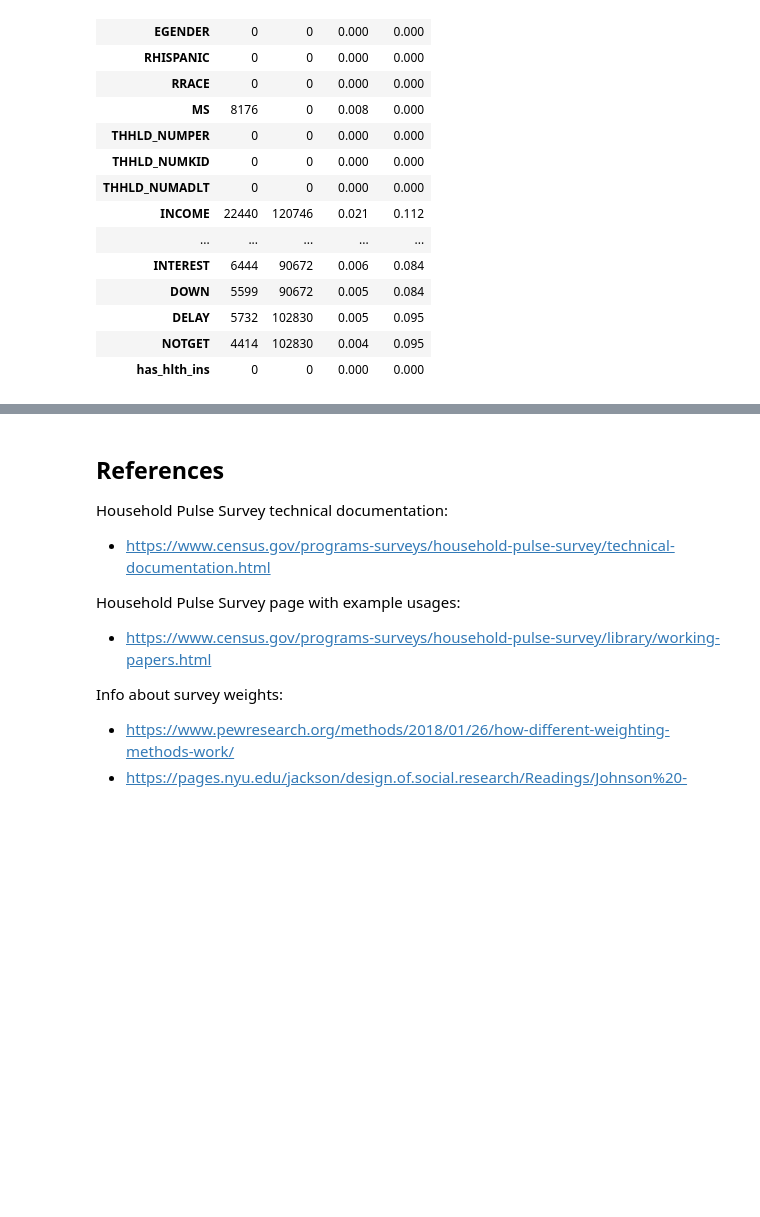
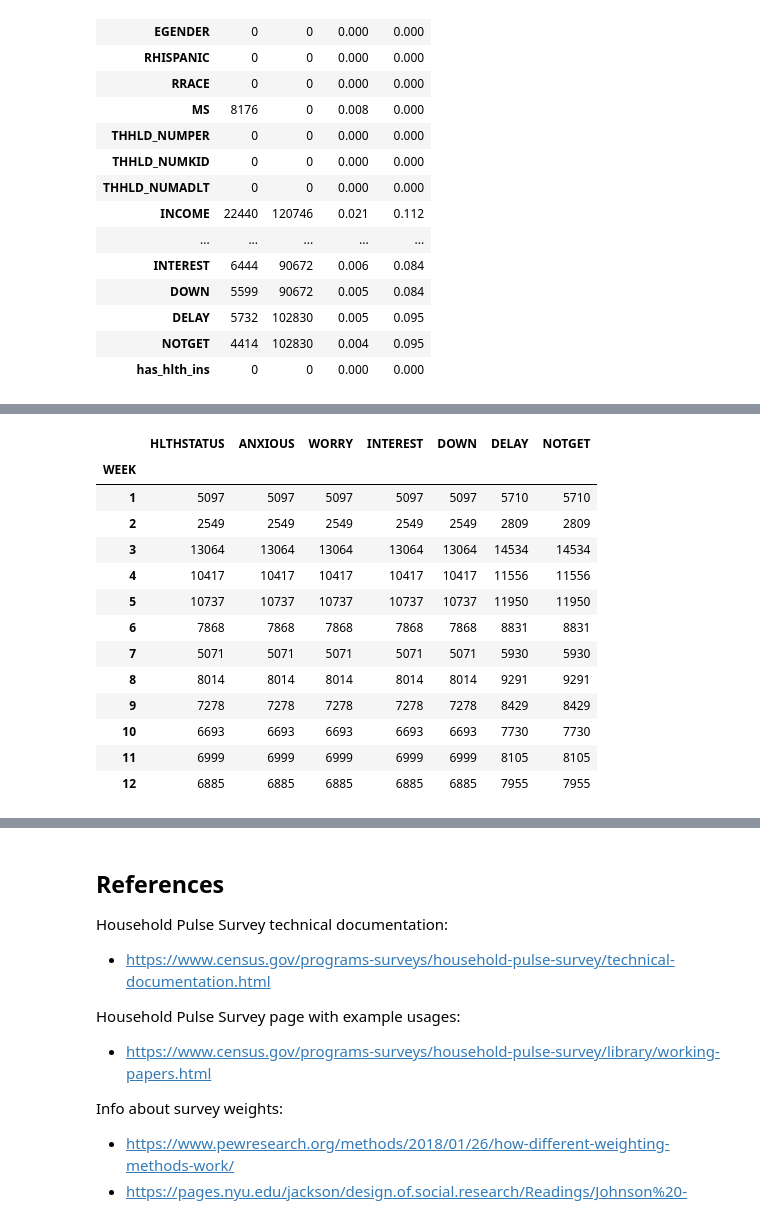
Before and after one commit to jhleakakos/msds-unsupervised-learning-final, a Jupyter notebook: even_more_surveys.ipynb, the cells around one changed output, grey strips where cells are left out. Drawn from its saved outputs; the diff is of its cells as text; code cells hidden in the pictures; blank space fills up the shorter version.

Commit message:
finish preprocessing for feature missing values

```diff
--- a/even_more_surveys.ipynb
+++ b/even_more_surveys.ipynb
@@ -762,0 +769,34 @@ So, we drop all three of these features. At this point, we have a little over 92
+# %%
+def return_health_df(df_input, col_input):
+    df_temp = pd.DataFrame(
+        df_input.loc[df_input[col_input] == -88, ['WEEK']].groupby('WEEK').value_counts()
+    )
+    df_temp.columns=[col_input]
+    return df_temp
+
+pd.concat([
+    return_health_df(df, 'HLTHSTATUS')
+    , return_health_df(df, 'ANXIOUS')
+    , return_health_df(df, 'WORRY')
+    , return_health_df(df, 'INTEREST')
+    , return_health_df(df, 'DOWN')
+    , return_health_df(df, 'DELAY')
+    , return_health_df(df, 'NOTGET')
+    ]
+    , axis=1
+)
+# %% [output]
+|  | HLTHSTATUS | ANXIOUS | WORRY | INTEREST | DOWN | DELAY | NOTGET |
+| WEEK |  |  |  |  |  |  |  |
+| 1 | 5097 | 5097 | 5097 | 5097 | 5097 | 5710 | 5710 |
+| 2 | 2549 | 2549 | 2549 | 2549 | 2549 | 2809 | 2809 |
+| 3 | 13064 | 13064 | 13064 | 13064 | 13064 | 14534 | 14534 |
+| 4 | 10417 | 10417 | 10417 | 10417 | 10417 | 11556 | 11556 |
+| 5 | 10737 | 10737 | 10737 | 10737 | 10737 | 11950 | 11950 |
+| 6 | 7868 | 7868 | 7868 | 7868 | 7868 | 8831 | 8831 |
+| 7 | 5071 | 5071 | 5071 | 5071 | 5071 | 5930 | 5930 |
+| 8 | 8014 | 8014 | 8014 | 8014 | 8014 | 9291 | 9291 |
+| 9 | 7278 | 7278 | 7278 | 7278 | 7278 | 8429 | 8429 |
+| 10 | 6693 | 6693 | 6693 | 6693 | 6693 | 7730 | 7730 |
+| 11 | 6999 | 6999 | 6999 | 6999 | 6999 | 8105 | 8105 |
+| 12 | 6885 | 6885 | 6885 | 6885 | 6885 | 7955 | 7955 |
```
Also changed, not shown: parts of 5 cells of this notebook.
